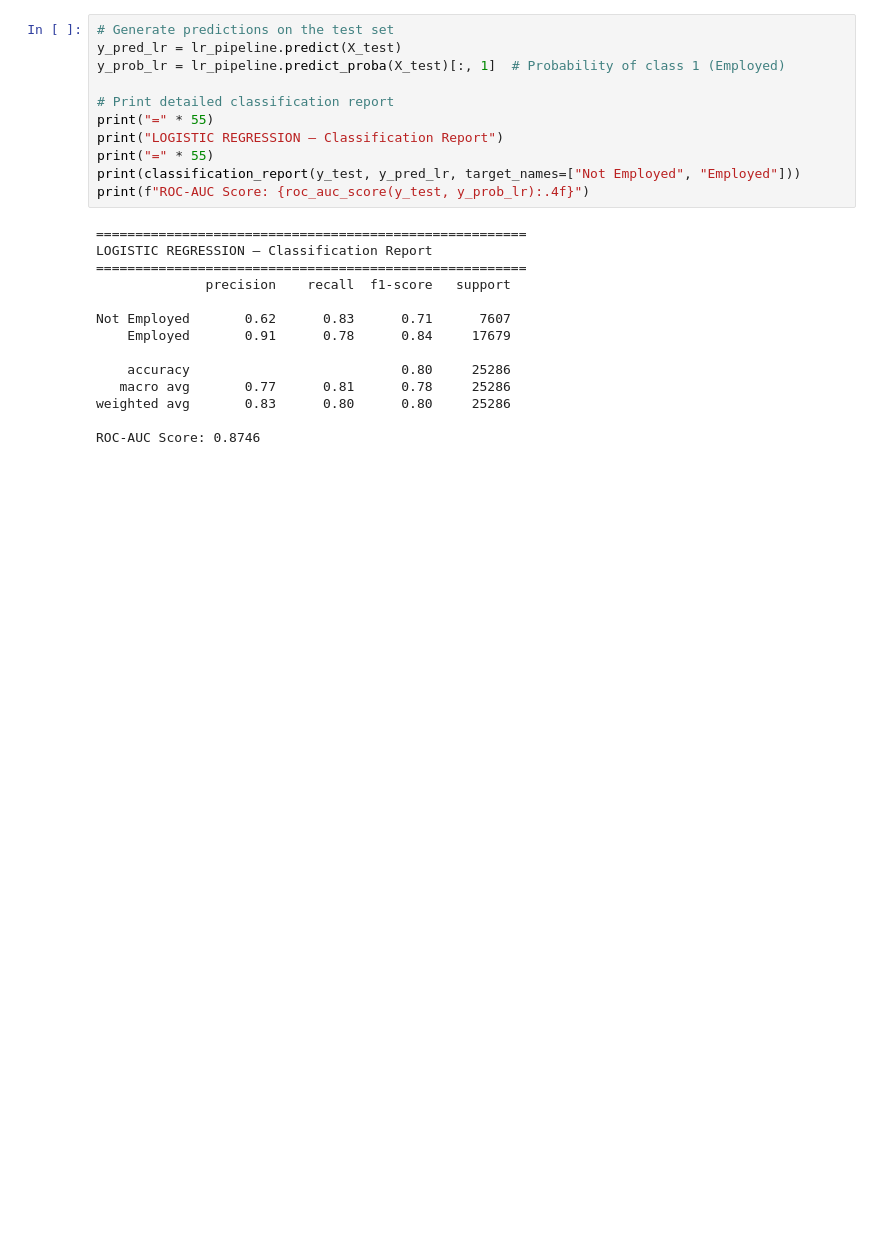
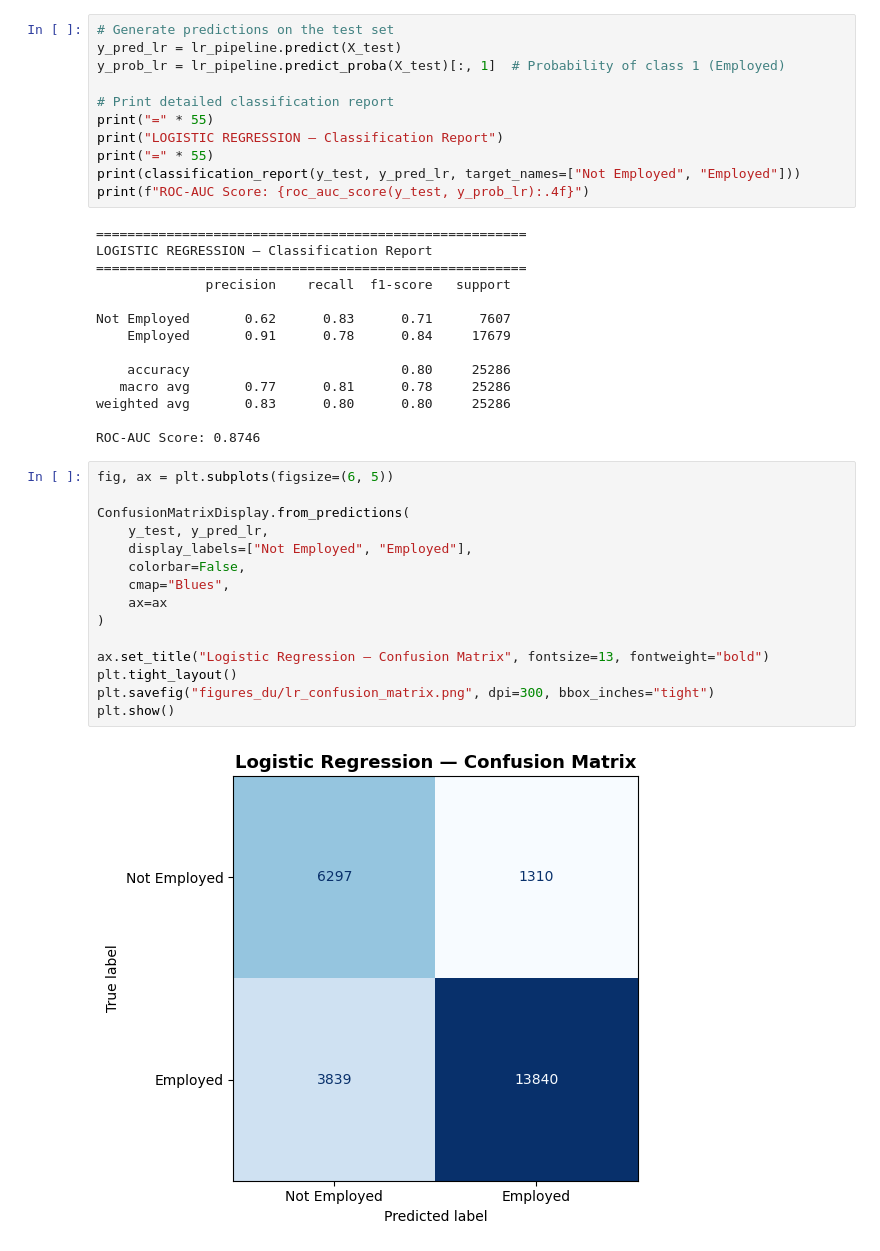
Before and after one commit to ClaraQuilapan/ca2-90-2022475, a Jupyter notebook: Untitled.ipynb, the cells around one changed output. Cells and saved outputs as stored; diff of their text form; blank space fills up the shorter version.

Commit message:
Update Untitled.ipynb
Confusion Matrix

```diff
--- a/Untitled.ipynb
+++ b/Untitled.ipynb
@@ -608,3 +608,20 @@ Not Employed       0.62      0.83      0.71      7607
 weighted avg       0.83      0.80      0.80     25286
 
 ROC-AUC Score: 0.8746
+# %%
+fig, ax = plt.subplots(figsize=(6, 5))
+
+ConfusionMatrixDisplay.from_predictions(
+    y_test, y_pred_lr,
+    display_labels=["Not Employed", "Employed"],
+    colorbar=False,
+    cmap="Blues",
+    ax=ax
+)
+
+ax.set_title("Logistic Regression — Confusion Matrix", fontsize=13, fontweight="bold")
+plt.tight_layout()
+plt.savefig("figures_du/lr_confusion_matrix.png", dpi=300, bbox_inches="tight")
+plt.show()
+# %% [output]
+[figure, added]
```
